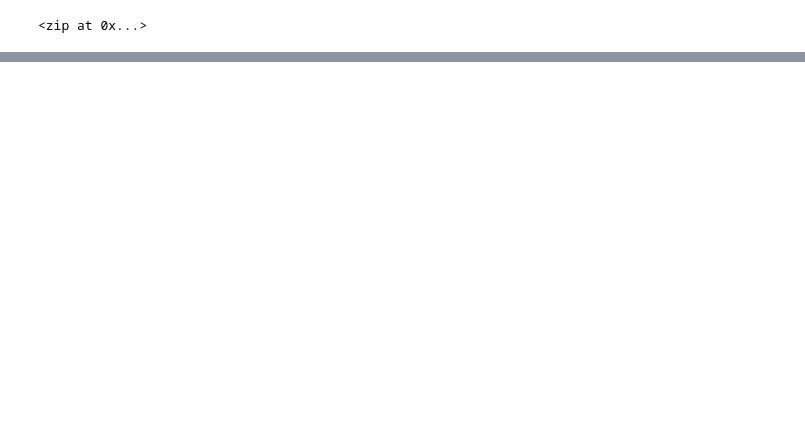
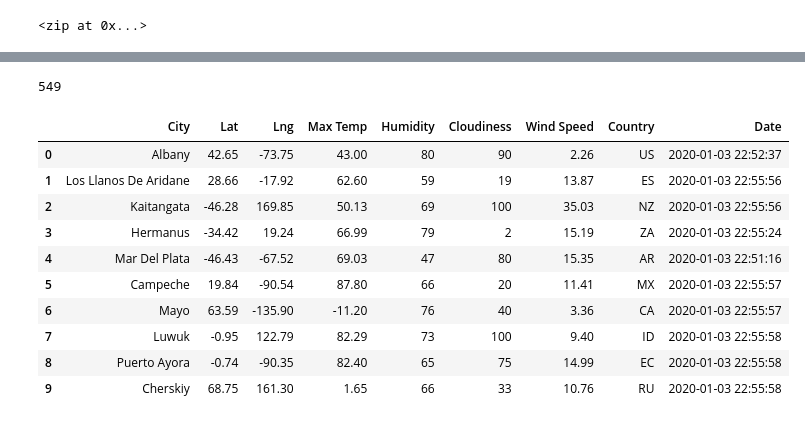
Before and after one commit to jusnguyen03/World_Weather_Analysis, a Jupyter notebook: WeatherPy.ipynb, the cells around one changed output, grey strips where cells are left out. Drawn from its saved outputs; the diff is of its cells as text; code cells hidden in the pictures; blank space fills up the shorter version.

```diff
--- a/WeatherPy.ipynb
+++ b/WeatherPy.ipynb
@@ -33,0 +44,4 @@ len(cities)
+# %%
+# Starting URL for Weather Map API Call.
+url = "http://api.openweathermap.org/data/2.5/weather?units=Imperial&APPID=" + weather_api_key
+print(url)
@@ -33,0 +129,20 @@ len(cities)
+# %%
+len(city_data)
+# %% [output]
+549
+# %%
+# Convert the array of dictionaries to a Pandas DataFrame.
+city_data_df = pd.DataFrame(city_data)
+city_data_df.head(10)
+# %% [output]
+|  | City | Lat | Lng | Max Temp | Humidity | Cloudiness | Wind Speed | Country | Date |
+| 0 | Albany | 42.65 | -73.75 | 43.00 | 80 | 90 | 2.26 | US | 2020-01-03 22:52:37 |
+| 1 | Los Llanos De Aridane | 28.66 | -17.92 | 62.60 | 59 | 19 | 13.87 | ES | 2020-01-03 22:55:56 |
+| 2 | Kaitangata | -46.28 | 169.85 | 50.13 | 69 | 100 | 35.03 | NZ | 2020-01-03 22:55:56 |
+| 3 | Hermanus | -34.42 | 19.24 | 66.99 | 79 | 2 | 15.19 | ZA | 2020-01-03 22:55:24 |
+| 4 | Mar Del Plata | -46.43 | -67.52 | 69.03 | 47 | 80 | 15.35 | AR | 2020-01-03 22:51:16 |
+| 5 | Campeche | 19.84 | -90.54 | 87.80 | 66 | 20 | 11.41 | MX | 2020-01-03 22:55:57 |
+| 6 | Mayo | 63.59 | -135.90 | -11.20 | 76 | 40 | 3.36 | CA | 2020-01-03 22:55:57 |
+| 7 | Luwuk | -0.95 | 122.79 | 82.29 | 73 | 100 | 9.40 | ID | 2020-01-03 22:55:58 |
+| 8 | Puerto Ayora | -0.74 | -90.35 | 82.40 | 65 | 75 | 14.99 | EC | 2020-01-03 22:55:58 |
+| 9 | Cherskiy | 68.75 | 161.30 | 1.65 | 66 | 33 | 10.76 | RU | 2020-01-03 22:55:58 |
```
Also changed, not shown: parts of 9 cells of this notebook, 9 other files.
